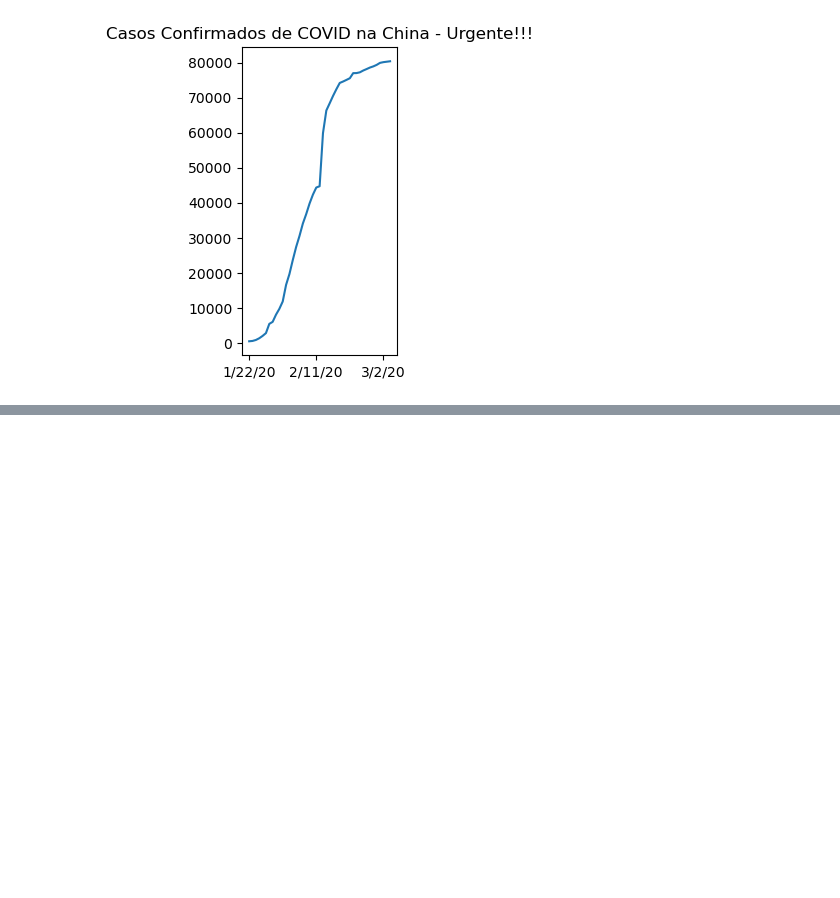
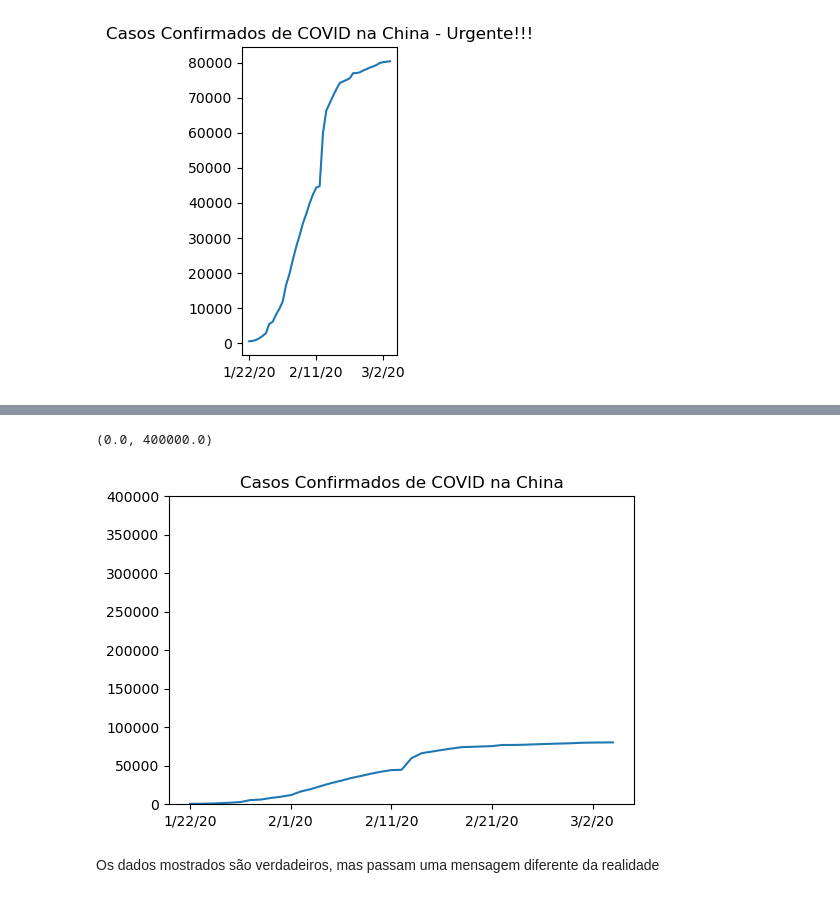
Before and after one commit to OliveiraLucas29/Curso_DataScience_Alura, a Jupyter notebook: Analises_para_medicina/Caderno do Curso.ipynb, the cells around one changed output, grey strips where cells are left out. Drawn from its saved outputs; the diff is of its cells as text; code cells hidden in the pictures; blank space fills up the shorter version.

```diff
--- a/Analises_para_medicina/Caderno do Curso.ipynb
+++ b/Analises_para_medicina/Caderno do Curso.ipynb
@@ -221,0 +232,10 @@ Como cientistas de Dados, temos que tomar muito cuidado para sempre demonstrar o
+# %%
+fig = plt.figure(figsize=(6,4))
+ax = confirmed_by_country.loc['China'][2:45].plot()
+ax.set_title('Casos Confirmados de COVID na China')
+plt.ylim(0, 400000)
+# %% [output]
+(0.0, 400000.0)
+[figure, added]
+# %% [markdown]
+Os dados mostrados são verdadeiros, mas passam uma mensagem diferente da realidade
```
Also changed, not shown: parts of 34 cells of this notebook.
